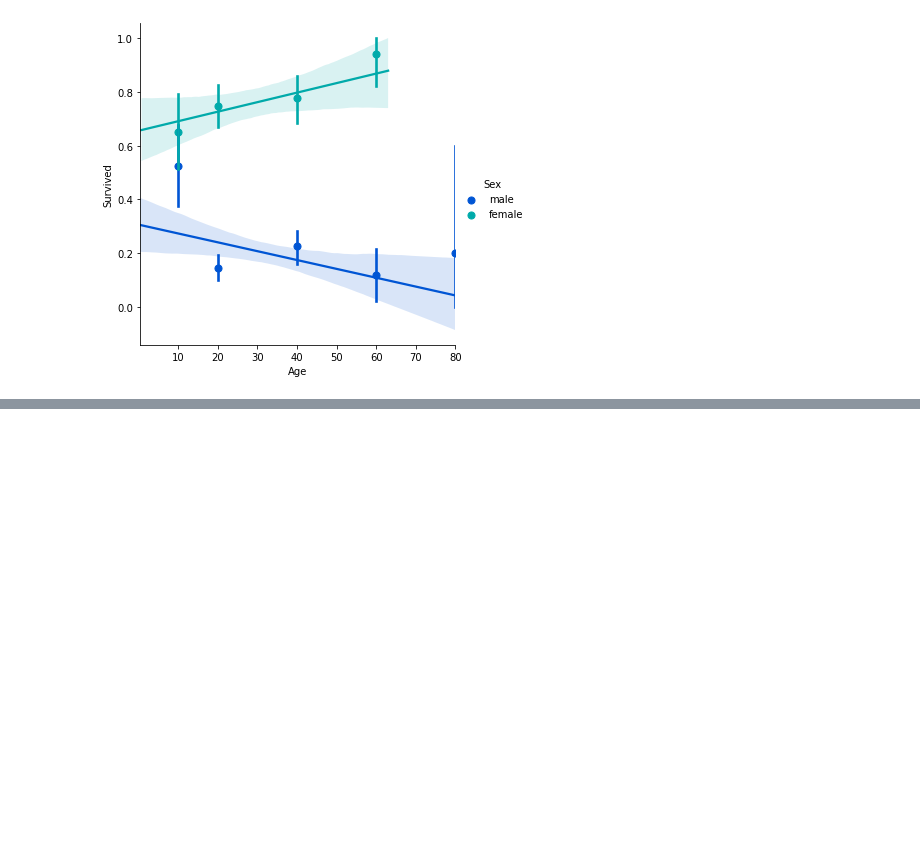
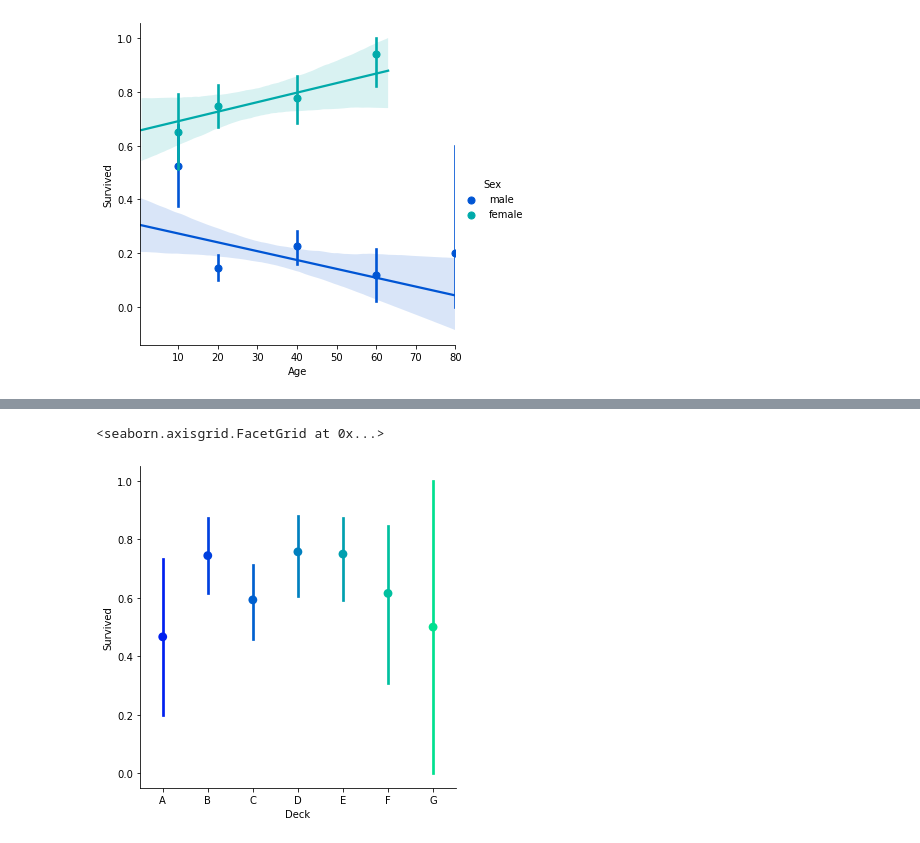
Before and after one commit to abel672/python-data-analysis-visualization, a Jupyter notebook: Section-8-Example-Projects/00-Titanic-Project.ipynb, the cells around one changed output, grey strips where cells are left out. Saved outputs shown, nothing was run; the diff lists cells and outputs as text; code cells hidden in the pictures; blank space fills up the shorter version.

```diff
--- a/Section-8-Example-Projects/00-Titanic-Project.ipynb
+++ b/Section-8-Example-Projects/00-Titanic-Project.ipynb
@@ -292,0 +345,5 @@ sns.lmplot(x='Age',y='Survived',hue='Sex',data=titanic_df,palette='winter',x_bin
+# %%
+sns.catplot(x='Deck',y='Survived',data=titanic_deck,palette='winter',order=['A','B','C','D','E','F','G'],kind='point')
+# %% [output]
+<seaborn.axisgrid.FacetGrid at 0x...>
+[figure, added]
```
Also changed, not shown: parts of 20 cells of this notebook, 1 other file.
